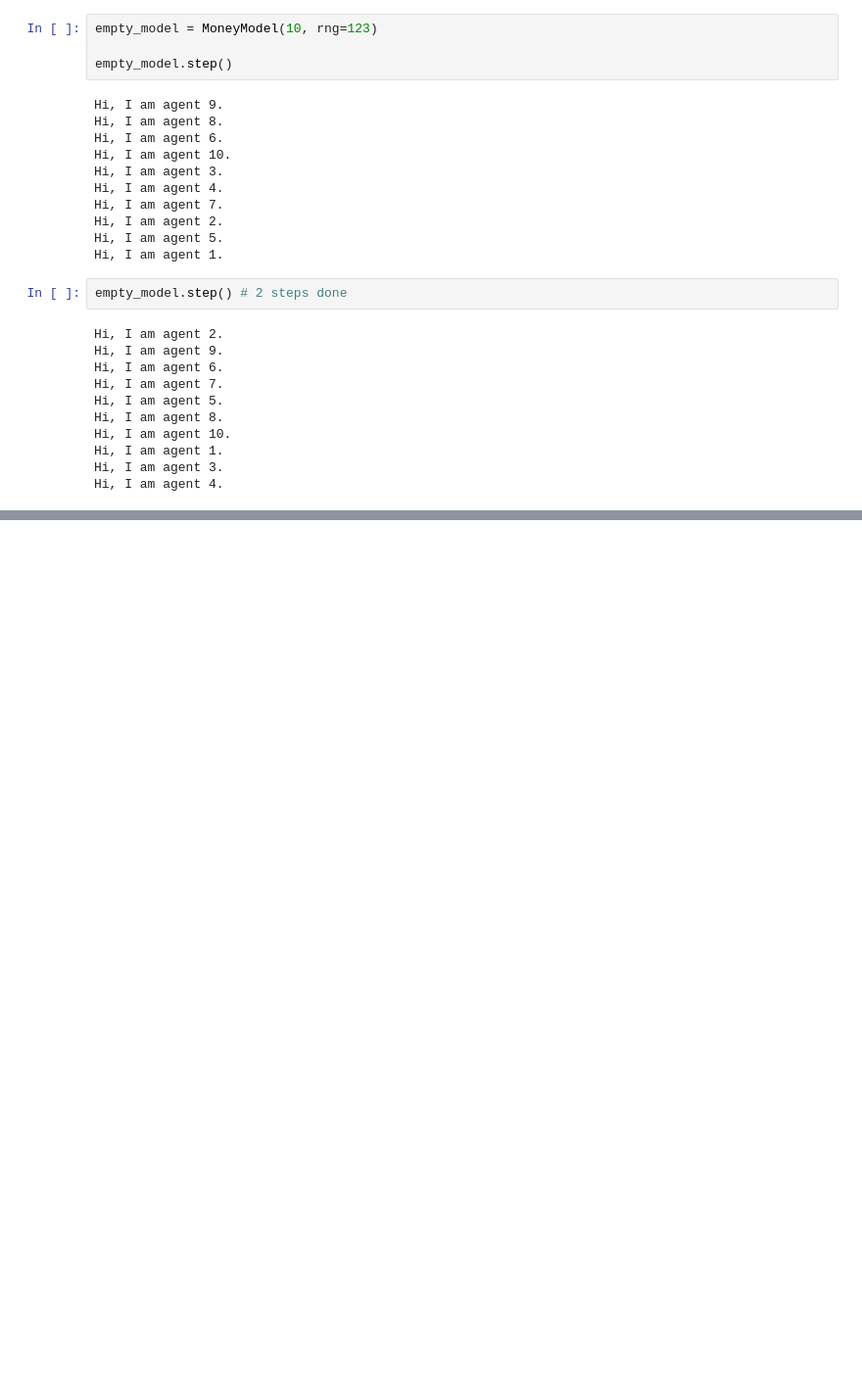
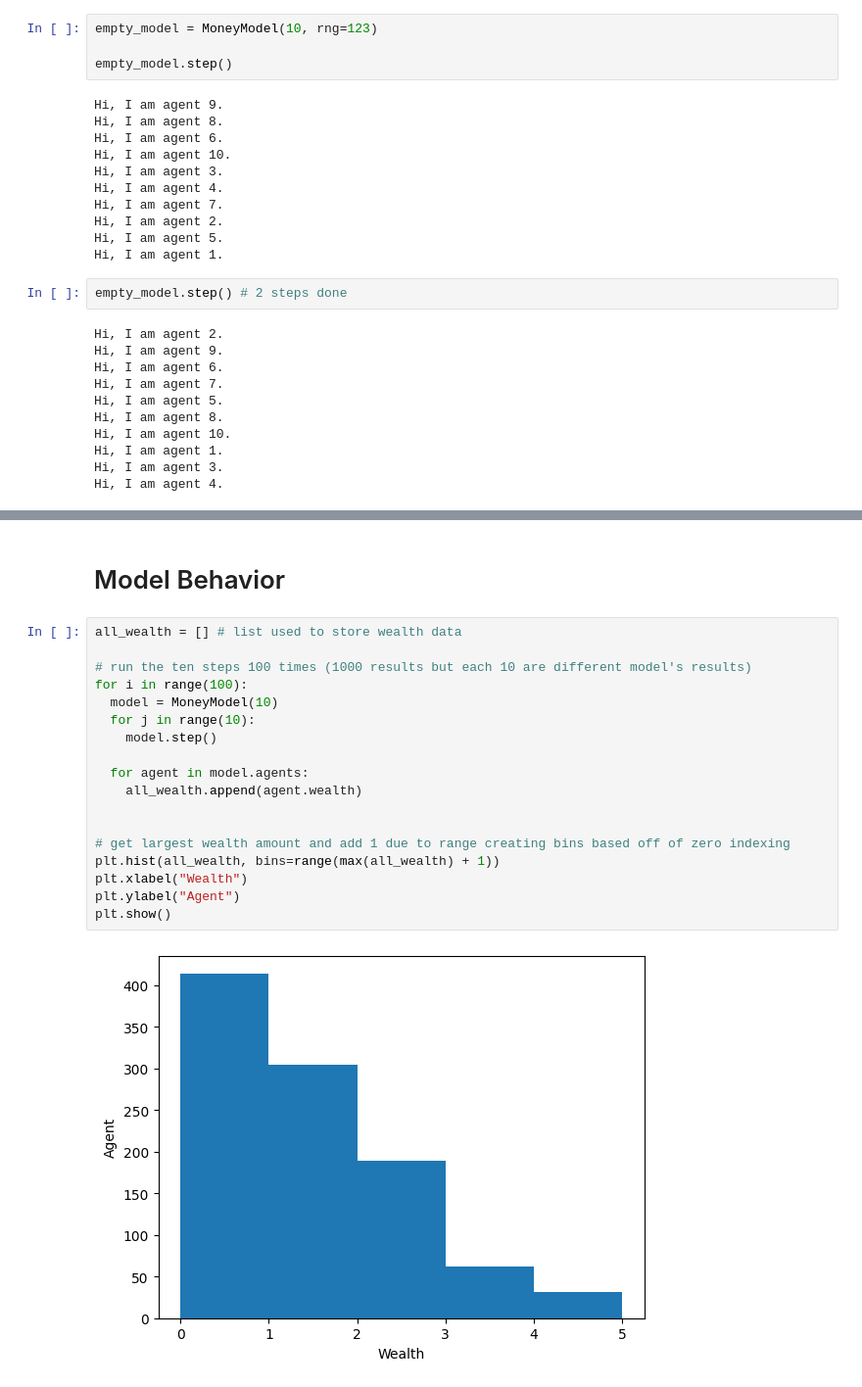
Before and after one commit to yorozc/Intro-to-Agent-Based-Modelling, a Jupyter notebook: intro_to_ABM.ipynb, the cells around one changed output, grey strips where cells are left out. Shown at 98% size. Saved outputs shown, nothing was run; the diff lists cells and outputs as text; blank space fills up the shorter version.

```diff
--- a/intro_to_ABM.ipynb
+++ b/intro_to_ABM.ipynb
@@ -239,0 +277,22 @@ Hi, I am agent 4.
+# %% [markdown]
+# Model Behavior
+# %%
+all_wealth = [] # list used to store wealth data
+
+# run the ten steps 100 times (1000 results but each 10 are different model's results)
+for i in range(100):
+  model = MoneyModel(10)
+  for j in range(10):
+    model.step()
+
+  for agent in model.agents:
+    all_wealth.append(agent.wealth)
+
+
+# get largest wealth amount and add 1 due to range creating bins based off of zero indexing
+plt.hist(all_wealth, bins=range(max(all_wealth) + 1))
+plt.xlabel("Wealth")
+plt.ylabel("Agent")
+plt.show()
+# %% [output]
+[figure, added]
```
Also changed, not shown: parts of 7 cells of this notebook.
